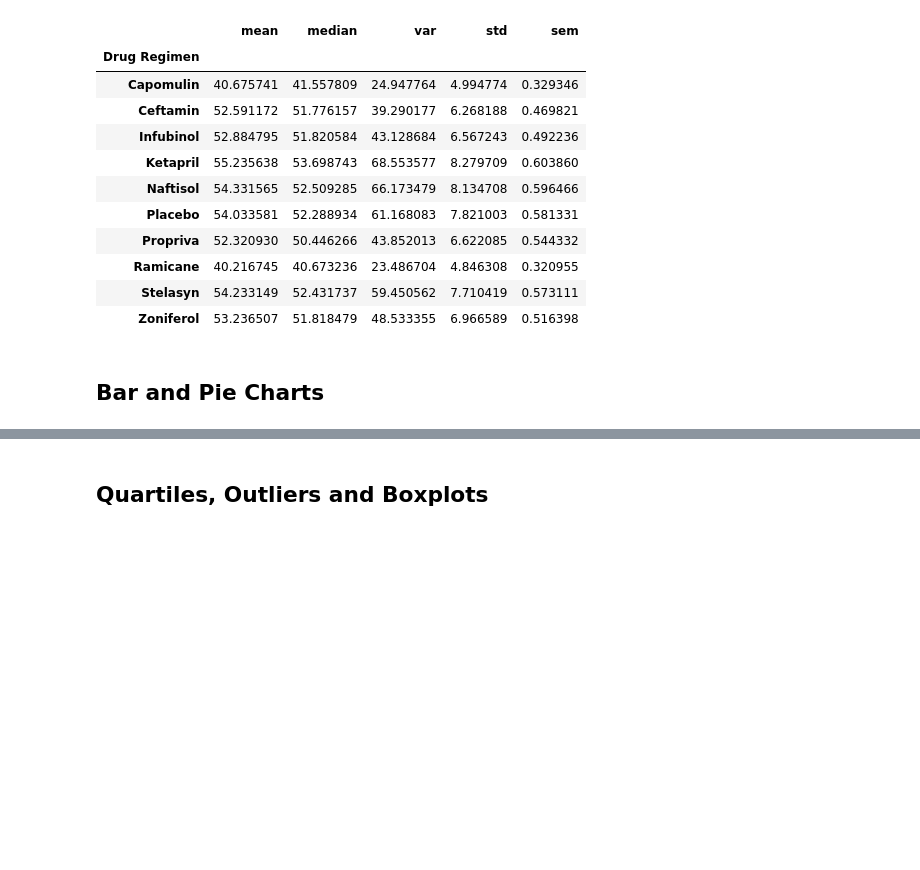
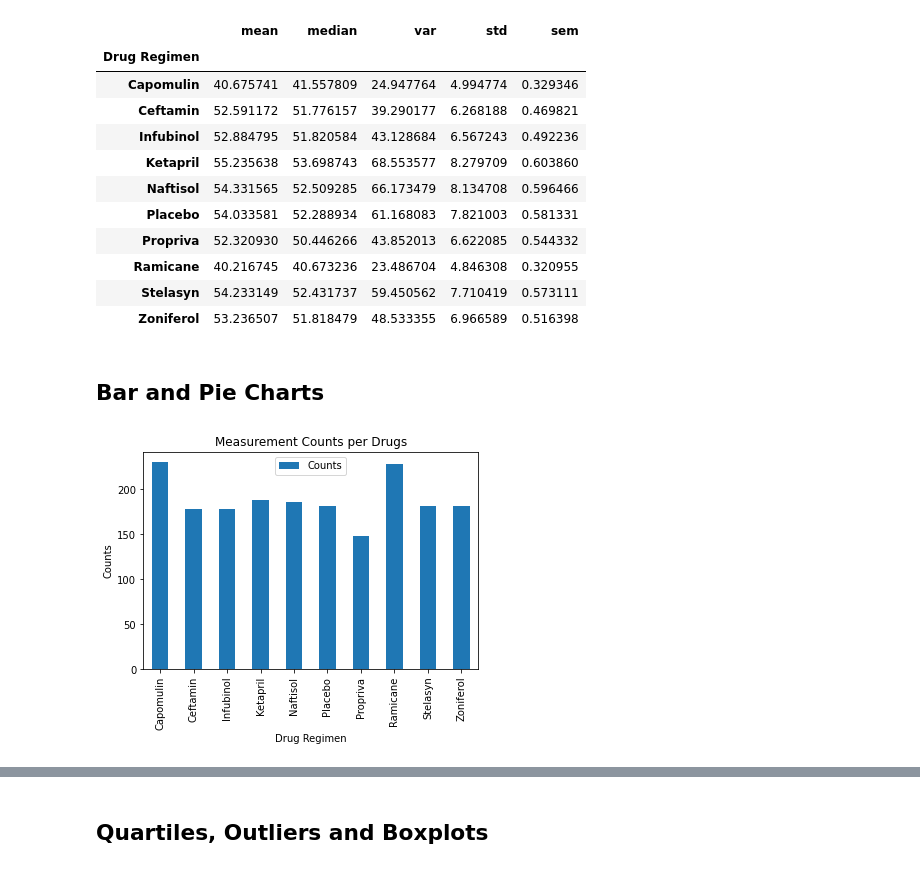
Before and after one commit to kimchikimchi/05-Pymaceuticals, a Jupyter notebook: pymaceuticals_starter.ipynb, the cells around one changed output, grey strips where cells are left out. Drawn from its saved outputs; the diff is of its cells as text; code cells hidden in the pictures; blank space fills up the shorter version.

Commit message:
- Added graphs

```diff
--- a/pymaceuticals_starter.ipynb
+++ b/pymaceuticals_starter.ipynb
@@ -90,9 +90,10 @@ mouse_data['Mouse ID'].nunique()
 
 # Define an empty dictionary to collect metrics per each regimen
 regimen_dict = {}
+regimen_group_data = mouse_data.groupby(['Drug Regimen'])
 
 # aka key value pairs
-for regimen, tumor_vols in mouse_data.groupby(['Drug Regimen'])['Tumor Volume (mm3)']:
+for regimen, tumor_vols in  regimen_group_data['Tumor Volume (mm3)']:
     mean = np.mean(tumor_vols)
     median = np.median(tumor_vols)
     var = np.var(tumor_vols, ddof=0)
@@ -152,3 +153,12 @@ mouse_data.groupby(['Drug Regimen'])['Tumor Volume (mm3)'].agg(['mean', 'median'
 ## Bar and Pie Charts
 # %%
 # Generate a bar plot showing the total number of measurements taken on each drug regimen using pandas.
+regimen_group_counts = pd.DataFrame(regimen_group_data['Timepoint'].count())
+# Rename the field correctly
+regimen_group_counts.rename(columns={'Timepoint':'Counts'}, inplace=True)
+
+regimen_group_counts.plot(kind='bar', title="Measurement Counts per Drugs")
+plt.ylabel("Counts")
+plt.show()
+# %% [output]
+[figure, added]
```
Also changed, not shown: parts of 5 cells of this notebook.
